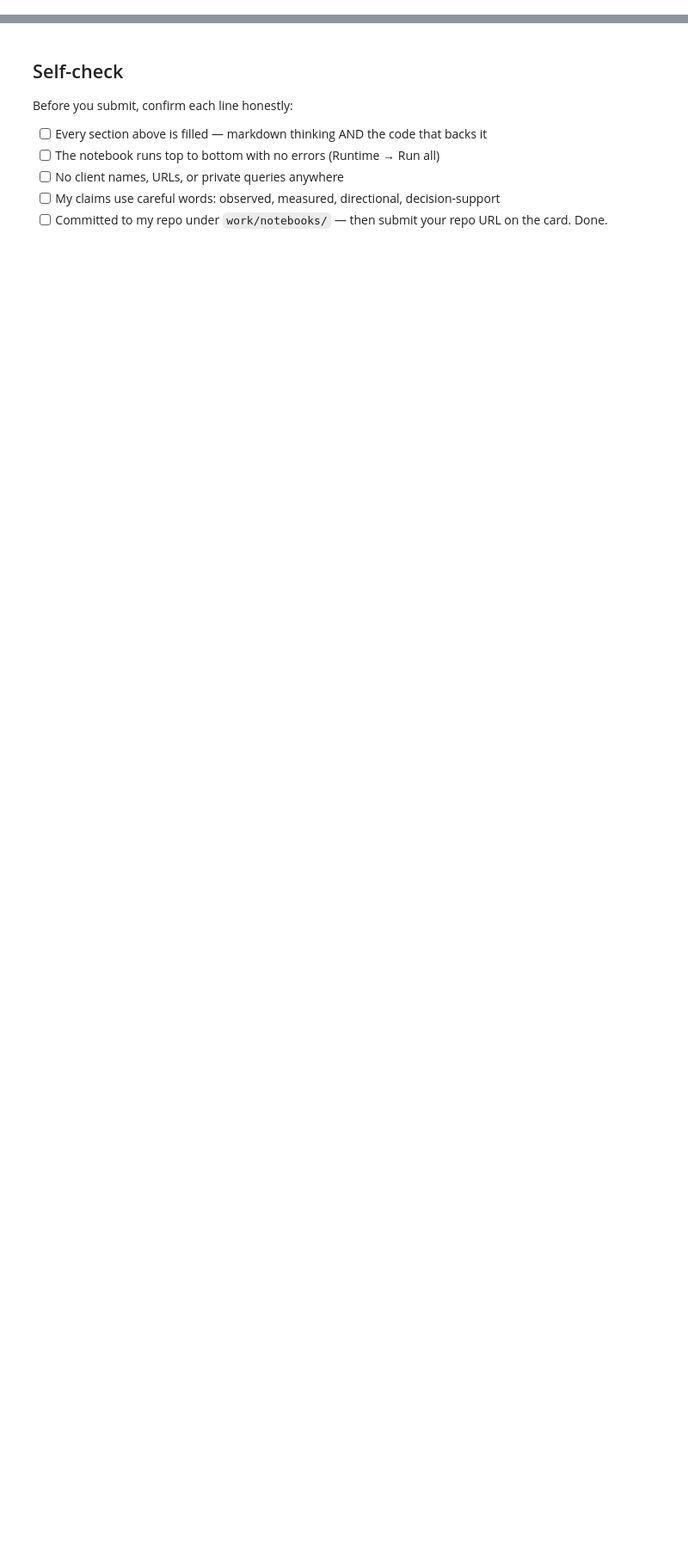
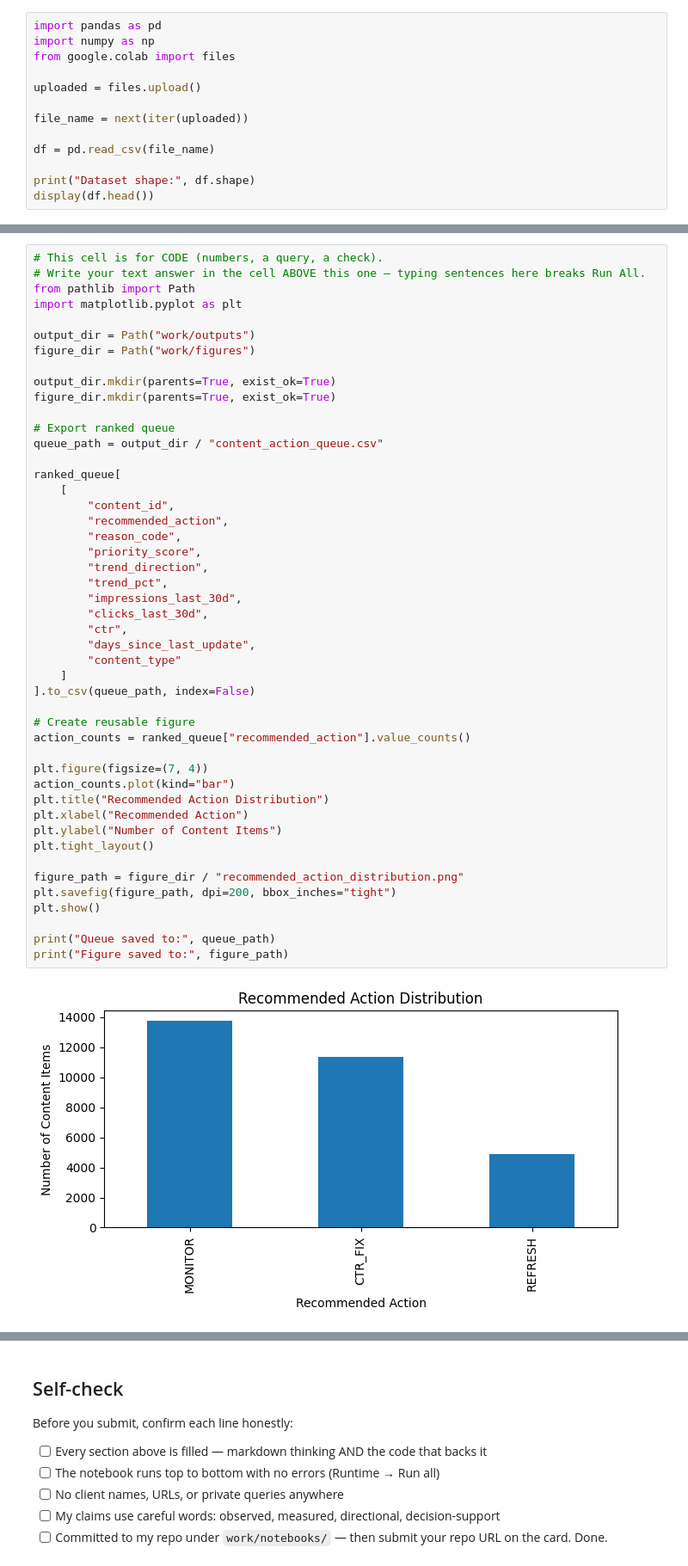
Before and after one commit to HarshiniChebrolu/Flyrank-ml-internship, a Jupyter notebook: work/notebooks/w07_action_playbook.ipynb, the cells around one changed output, grey strips where cells are left out. Shown at 86% size. Cells and saved outputs as stored; diff of their text form; blank space fills up the shorter version.

```diff
--- a/work/notebooks/w07_action_playbook.ipynb
+++ b/work/notebooks/w07_action_playbook.ipynb
@@ -12,0 +17,13 @@ This skeleton is yours to fill. Work the sections **in order** — each one has
+# %%
+import pandas as pd
+import numpy as np
+from google.colab import files
+
+uploaded = files.upload()
+
+file_name = next(iter(uploaded))
+
+df = pd.read_csv(file_name)
+
+print("Dataset shape:", df.shape)
+display(df.head())
@@ -43,0 +306,49 @@ This skeleton is yours to fill. Work the sections **in order** — each one has
+# %%
+# This cell is for CODE (numbers, a query, a check).
+# Write your text answer in the cell ABOVE this one — typing sentences here breaks Run All.
+from pathlib import Path
+import matplotlib.pyplot as plt
+
+output_dir = Path("work/outputs")
+figure_dir = Path("work/figures")
+
+output_dir.mkdir(parents=True, exist_ok=True)
+figure_dir.mkdir(parents=True, exist_ok=True)
+
+# Export ranked queue
+queue_path = output_dir / "content_action_queue.csv"
+
+ranked_queue[
+    [
+        "content_id",
+        "recommended_action",
+        "reason_code",
+        "priority_score",
+        "trend_direction",
+        "trend_pct",
+        "impressions_last_30d",
+        "clicks_last_30d",
+        "ctr",
+        "days_since_last_update",
+        "content_type"
+    ]
+].to_csv(queue_path, index=False)
+
+# Create reusable figure
+action_counts = ranked_queue["recommended_action"].value_counts()
+
+plt.figure(figsize=(7, 4))
+action_counts.plot(kind="bar")
+plt.title("Recommended Action Distribution")
+plt.xlabel("Recommended Action")
+plt.ylabel("Number of Content Items")
+plt.tight_layout()
+
+figure_path = figure_dir / "recommended_action_distribution.png"
+plt.savefig(figure_path, dpi=200, bbox_inches="tight")
+plt.show()
+
+print("Queue saved to:", queue_path)
+print("Figure saved to:", figure_path)
+# %% [output]
+[figure, added]
```
Also changed, not shown: parts of 20 cells of this notebook.
